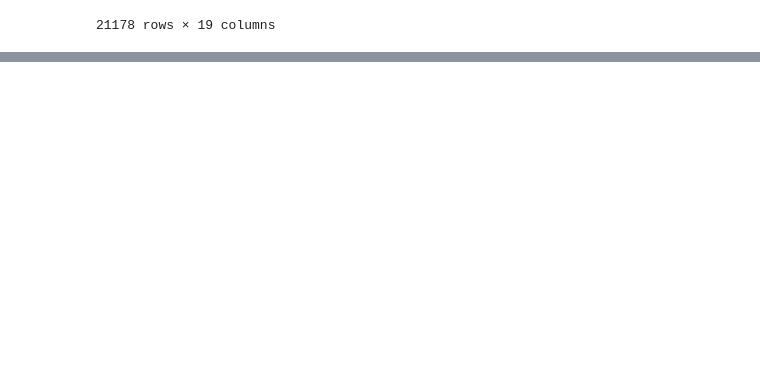
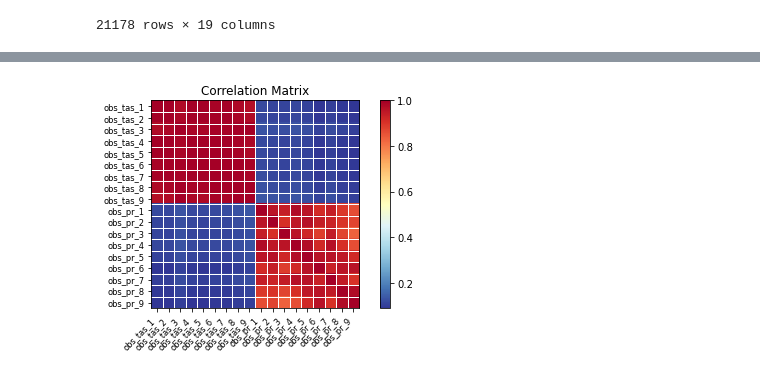
Before and after one commit to Jairo22EnriqueTec/CienciaDatosTopologia, a Jupyter notebook: Analisis.ipynb, the cells around one changed output, grey strips where cells are left out. Cells and saved outputs as stored; diff of their text form; code cells hidden in the pictures; blank space fills up the shorter version.

```diff
--- a/Analisis.ipynb
+++ b/Analisis.ipynb
@@ -235,7 +235,9 @@ Antes de continuar con el analisis exploratorio, es necesario unificar los datos
 # %%
 new_data_flow=data_flow.loc[:21180] # agrupamos solo datos de nuestro interes
 new_data_flow=new_data_flow.reset_index() # reseteamos index
-new_data_flow.drop(['index'], axis=1) # eliminamos la columna index
+new_data_flow=new_data_flow.drop(['index'], axis=1) # eliminamos la columna index
+new_data_flow=new_data_flow.drop_duplicates() # eliminamos posibles valores duplicados
+new_data_flow
 # %% [output]
 |  | flow | flow_dates |
 | 0 | 1.723781 | 1958-01-04 |
@@ -260,7 +255,9 @@ array(['1958-01-04T00:00:00.000000000', '1958-01-05T00:00:00.000000000',
 # %%
 new_data_tas_pr=data_tas_pr.loc[368:] # agrupamos solo datos de nuestro interes
 new_data_tas_pr=new_data_tas_pr.reset_index() # reseteamos index
-new_data_tas_pr.drop(['index'], axis=1) # eliminamos la columna index
+new_data_tas_pr=new_data_tas_pr.drop(['index'], axis=1) # eliminamos la columna index
+new_data_tas_pr=new_data_tas_pr.drop_duplicates() # eliminamos posibles valores duplicados
+new_data_tas_pr
 # %% [output]
 |  | obs_tas_1 | obs_tas_2 | obs_tas_3 | obs_tas_4 | obs_tas_5 | obs_tas_6 | obs_tas_7 | obs_tas_8 | obs_tas_9 | ... |
 | 0 | -12.8 | -13.000000 | -13.0 | -12.5 | -12.500000 | -12.7 | -12.000000 | -12.5 | -12.9 | ... |
@@ -277,0 +277,15 @@ new_data_tas_pr.drop(['index'], axis=1) # eliminamos la columna index
+# %%
+#creamos una copia para eliminar los registros que no se encuentran en el segundo dataframe
+flow = new_data_flow
+tas_ = new_data_tas_pr
+
+while len(flow['flow_dates']) > len(tas_['obs_dates']):
+
+    for i in range(iteraciones):
+
+        if (flow['flow_dates'][i] != tas_['obs_dates'][i]):
+            print("La fecha del registro", i, "no está en los datos de temperaturas y precipitaciones.")
+            flow=flow.drop(i,axis=0)
+            flow=flow.reset_index() # reseteamos index
+            flow=flow.drop(['index'], axis=1) # eliminamos la columna index
+            break
@@ -277,0 +302,5 @@ new_data_tas_pr.drop(['index'], axis=1) # eliminamos la columna index
+# %%
+# unimos los registros de interes
+tas_.insert(0, 'flow', flow['flow'],allow_duplicates=False)
+full_data=tas_
+full_data
@@ -277,0 +321,8 @@ new_data_tas_pr.drop(['index'], axis=1) # eliminamos la columna index
+# %%
+import statsmodels.api as sm
+
+corr = full_data.set_index('flow').corr()
+sm.graphics.plot_corr(corr, xnames=list(corr.columns))
+plt.show()
+# %% [output]
+[figure, added]
```
Also changed, not shown: parts of 5 cells of this notebook.
